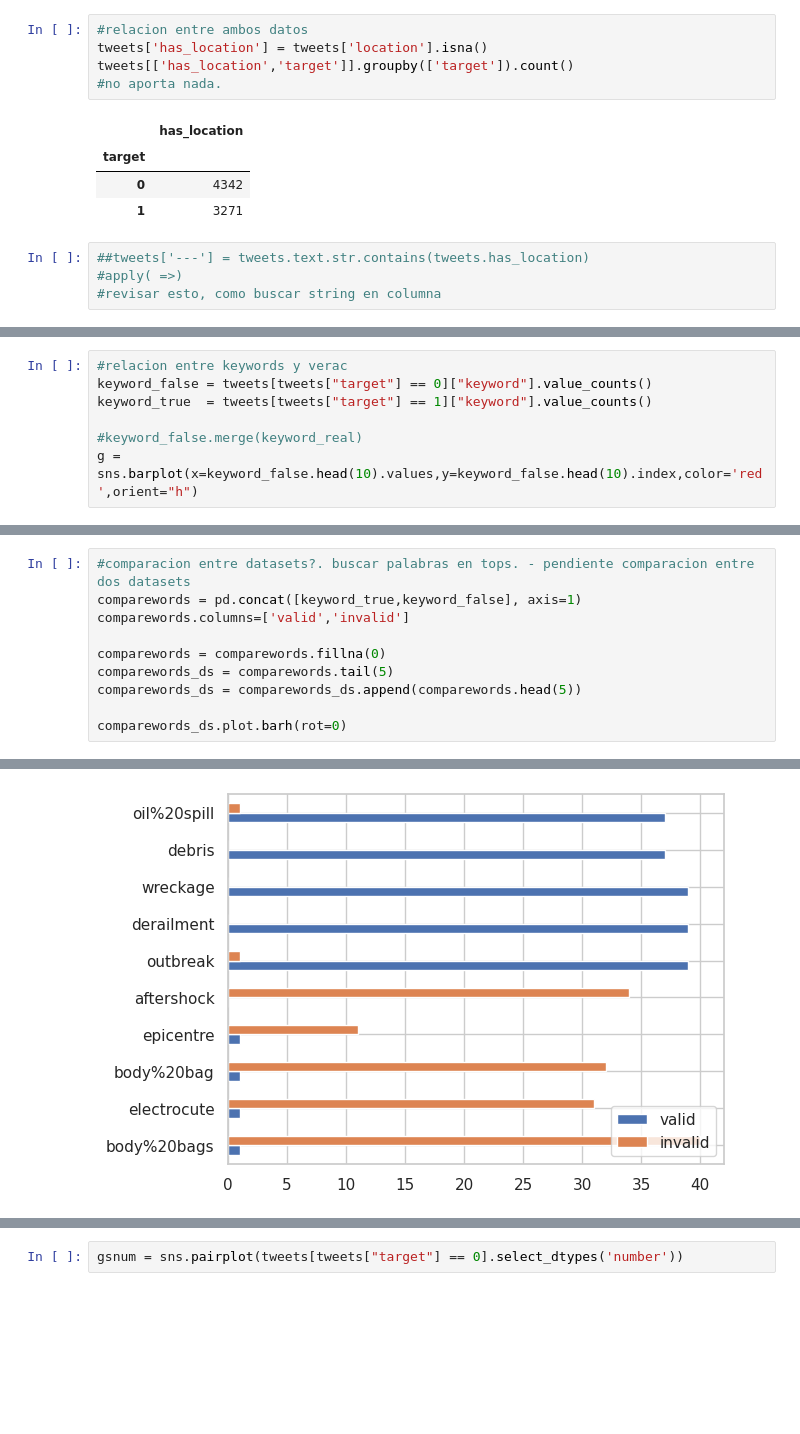
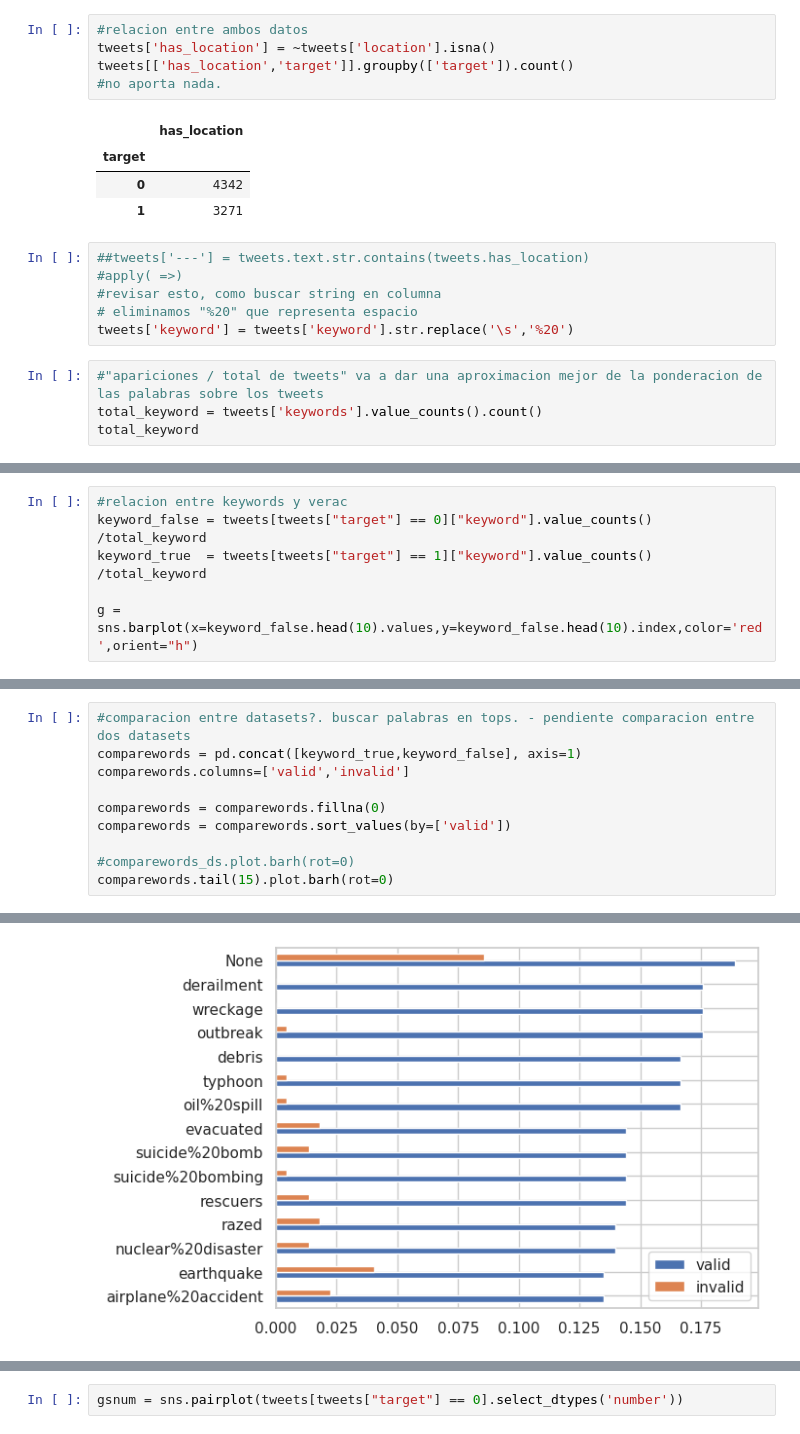
Before and after one commit to vnbarr/75.06-Datos, a Jupyter notebook: notebooks/TP1.ipynb, the cells around one changed output, grey strips where cells are left out. Saved outputs shown, nothing was run; the diff lists cells and outputs as text; blank space fills up the shorter version.

```diff
--- a/notebooks/TP1.ipynb
+++ b/notebooks/TP1.ipynb
@@ -440,7 +431,7 @@ tweets['target'].value_counts()
 Name: target, dtype: int64
 # %%
 #relacion entre ambos datos
-tweets['has_location'] = tweets['location'].isna()
+tweets['has_location'] = ~tweets['location'].isna()
 tweets[['has_location','target']].groupby(['target']).count()
 #no aporta nada.
 # %% [output]
@@ -452,3 +443,9 @@ tweets[['has_location','target']].groupby(['target']).count()
 ##tweets['---'] = tweets.text.str.contains(tweets.has_location)
 #apply( =>)
 #revisar esto, como buscar string en columna
+# eliminamos "%20" que representa espacio
+tweets['keyword'] = tweets['keyword'].str.replace('\s','%20')
+# %%
+#"apariciones / total de tweets" va a dar una aproximacion mejor de la ponderacion de las palabras sobre los tweets
+total_keyword = tweets['keywords'].value_counts().count()
+total_keyword
@@ -455,8 +454,7 @@ tweets[['has_location','target']].groupby(['target']).count()
 # %%
 #relacion entre keywords y verac
-keyword_false = tweets[tweets["target"] == 0]["keyword"].value_counts()
-keyword_true  = tweets[tweets["target"] == 1]["keyword"].value_counts()
+keyword_false = tweets[tweets["target"] == 0]["keyword"].value_counts() /total_keyword
+keyword_true  = tweets[tweets["target"] == 1]["keyword"].value_counts() /total_keyword
 
-#keyword_false.merge(keyword_real)
 g = sns.barplot(x=keyword_false.head(10).values,y=keyword_false.head(10).index,color='red',orient="h")
 # %% [output]
@@ -469,13 +467,13 @@ f = sns.barplot(x=keyword_true.head(10).values,y=keyword_true.head(10).index,col
 # %%
 #comparacion entre datasets?. buscar palabras en tops. - pendiente comparacion entre dos datasets
 comparewords = pd.concat([keyword_true,keyword_false], axis=1)
 comparewords.columns=['valid','invalid']
 
 comparewords = comparewords.fillna(0)
-comparewords_ds = comparewords.tail(5)
-comparewords_ds = comparewords_ds.append(comparewords.head(5))
+comparewords = comparewords.sort_values(by=['valid'])
 
-comparewords_ds.plot.barh(rot=0)
+#comparewords_ds.plot.barh(rot=0)
+comparewords.tail(15).plot.barh(rot=0)
 # %% [output]
 <matplotlib.axes._subplots.AxesSubplot at 0x...>
-[figure, old version]
+[figure, new version]
```
Also changed, not shown: parts of 17 cells of this notebook.
